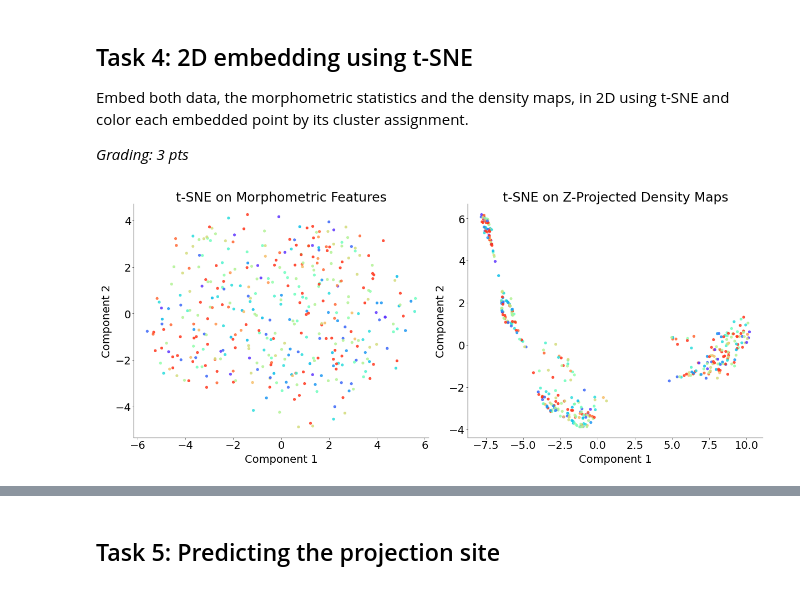
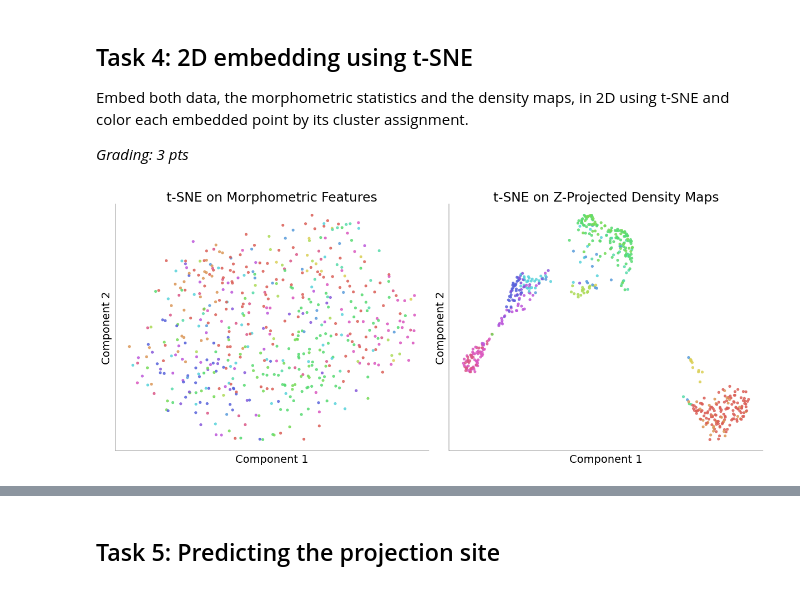
Before and after one commit to flobu98/neural_data_science, a Jupyter notebook: CodingLab8.ipynb, the cells around one changed output, grey strips where cells are left out. Cells and saved outputs as stored; diff of their text form; code cells hidden in the pictures.

```diff
--- a/CodingLab8.ipynb
+++ b/CodingLab8.ipynb
@@ -406,9 +427,10 @@ config_global = dict(
     r_max_y=all_y.max(),
     r_min_z=all_z.min(),
     r_max_z=all_z.max(),
+    projection=["x", "y", "z"],
 )
 
+# compute density maps per neuron
 density_maps = [compute_density_maps(n, config_params=config_global) for n in neurons]
-
-# extract the z density map
-dm_z = np.array([dm["z_proj"]["data"] for dm in density_maps])
+# extract only the z-projection
+dm_z = np.array([dm["z_proj"]["data"] for dm in density_maps])  # shape: (N_neurons, 20)
@@ -531,20 +575,13 @@ from openTSNE import TSNE
 # and a random state of 17)
 # ----------------------------------------------------------------------
 
-# 1) Reconstruct a standardized DataFrame for the morphometric features
-morpho_df = morphometric_statistics.drop(features_to_drop, axis=1)
-morpho_df = (morpho_df - morpho_df.mean()) / morpho_df.std()
-morpho_df = morpho_df.fillna(0)
+y = morphometric_standardized["cluster"].values
+X_morpho = morphometric_standardized.drop("cluster", axis=1).values
 
-# 2) Join cluster labels and split into X/y
-aligned_morpho = morpho_df.join(labels["cluster"], how="inner")
-y = aligned_morpho["cluster"].values
-X_morpho = aligned_morpho.drop("cluster", axis=1).values
-
-# 3) Align your density‐map array (dm_z) to the same cells
+# align your density‐map array (dm_z) to the same cells
 #    build a mapping from Cell_nr → row index in dm_z
-cell_to_idx = {cell: i for i, cell in enumerate(morphometric_statistics.index)}
-aligned_idx = [cell_to_idx[cell] for cell in aligned_morpho.index]
+cell_to_idx = {cell: i for i, cell in enumerate(morphometric_standardized.index)}
+aligned_idx = [cell_to_idx[cell] for cell in morphometric_standardized.index]
 X_density = dm_z[aligned_idx]
 
 # t-SNE on each representation
@@ -554,44 +591,49 @@ embedding_morpho = tsne_morpho.fit(X_morpho)
 tsne_density = TSNE(perplexity=100, random_state=17)
 embedding_density = tsne_density.fit(X_density)
 # %%
-fig, axes = plt.subplots(1, 2, figsize=(12, 5), layout="constrained")
-
 # ----------------------------------------------------------------------------
 # plot tsne fits for both morpometric statistics and z-projected density maps.
 # Color the points appropriately and answer the questions below. (2 pt)
 # ----------------------------------------------------------------------------
 from matplotlib.colors import ListedColormap
 
-cmap = ListedColormap(colors)
+# Create color palette with 'hls' for distinct colors
+palette = sns.color_palette("hls", len(unique_clusters))
+cluster_color_map = dict(zip(unique_clusters, palette))
 
-# ig, axes = plt.subplots(1, 2, figsize=(12, 5), layout="constrained")
+# Map cluster labels to colors
+colors_array = np.array([cluster_color_map[c] for c in y])
+
+fig, axes = plt.subplots(1, 2, figsize=(12, 5), layout="constrained")
 
 # -- Morphometric t-SNE --
 axes[0].scatter(
     embedding_morpho[:, 0],
     embedding_morpho[:, 1],
-    c=y,
-    cmap=cmap,
+    c=colors_array,
     s=30,
     alpha=0.8,
 )
 axes[0].set_title("t-SNE on Morphometric Features")
 axes[0].set_xlabel("Component 1")
 axes[0].set_ylabel("Component 2")
+axes[0].set_xticks([])
+axes[0].set_yticks([])
 
 # -- Density-map t-SNE --
 axes[1].scatter(
     embedding_density[:, 0],
     embedding_density[:, 1],
-    c=y,
-    cmap=cmap,
+    c=colors_array,
     s=30,
     alpha=0.8,
 )
 axes[1].set_title("t-SNE on Z-Projected Density Maps")
 axes[1].set_xlabel("Component 1")
 axes[1].set_ylabel("Component 2")
+axes[1].set_xticks([])
+axes[1].set_yticks([])
 
 plt.show()
 # %% [output]
-[figure, old version]
+[figure, new version]
```
Also changed, not shown: parts of 15 cells of this notebook.
